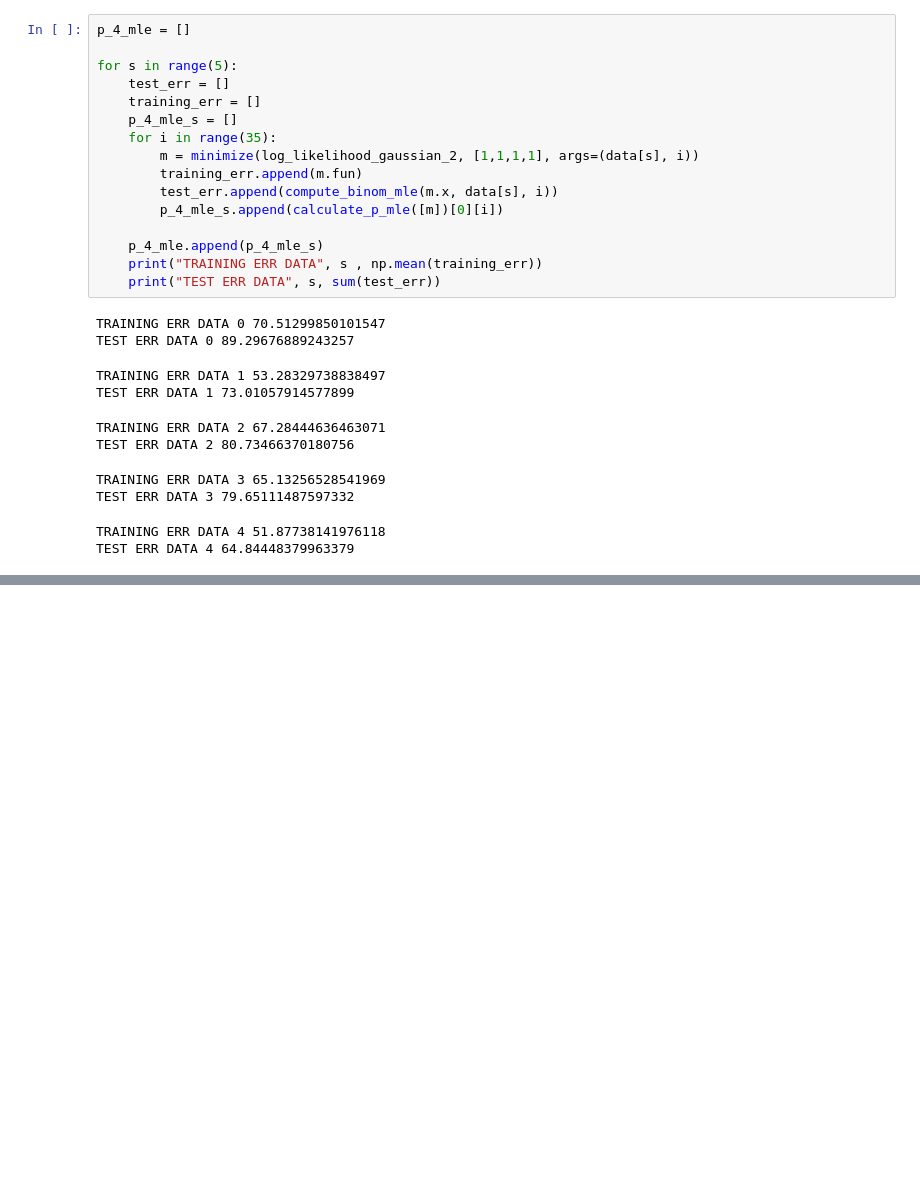
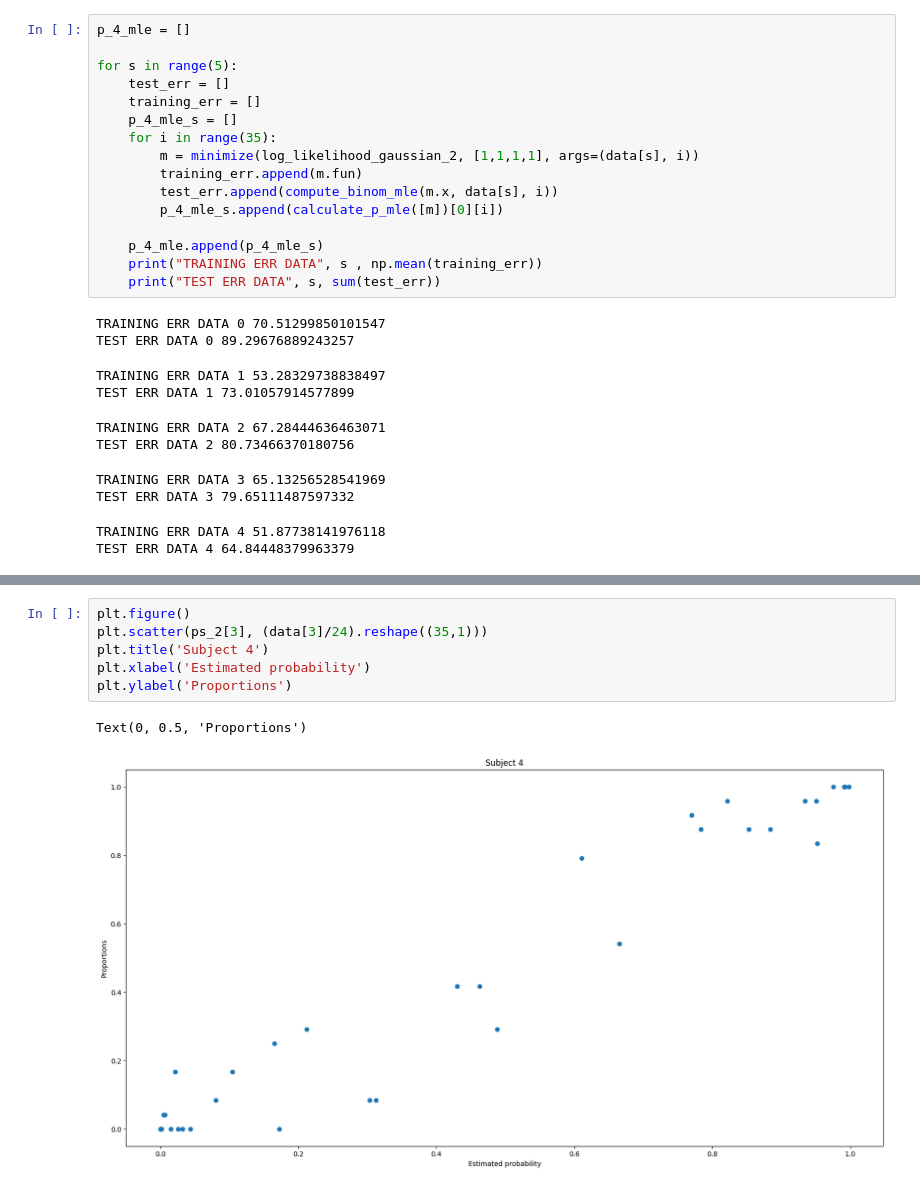
Before and after one commit to s180820/CogMod3, a Jupyter notebook: Part_2.ipynb, the cells around one changed output, grey strips where cells are left out. Cells and saved outputs as stored; diff of their text form; blank space fills up the shorter version.

```diff
--- a/Part_2.ipynb
+++ b/Part_2.ipynb
@@ -394,0 +537,9 @@ TEST ERR DATA 4 64.84448379963379
+# %%
+plt.figure()
+plt.scatter(ps_2[3], (data[3]/24).reshape((35,1)))
+plt.title('Subject 4')
+plt.xlabel('Estimated probability')
+plt.ylabel('Proportions')
+# %% [output]
+Text(0, 0.5, 'Proportions')
+[figure, added]
```
Also changed, not shown: parts of 14 cells of this notebook.
